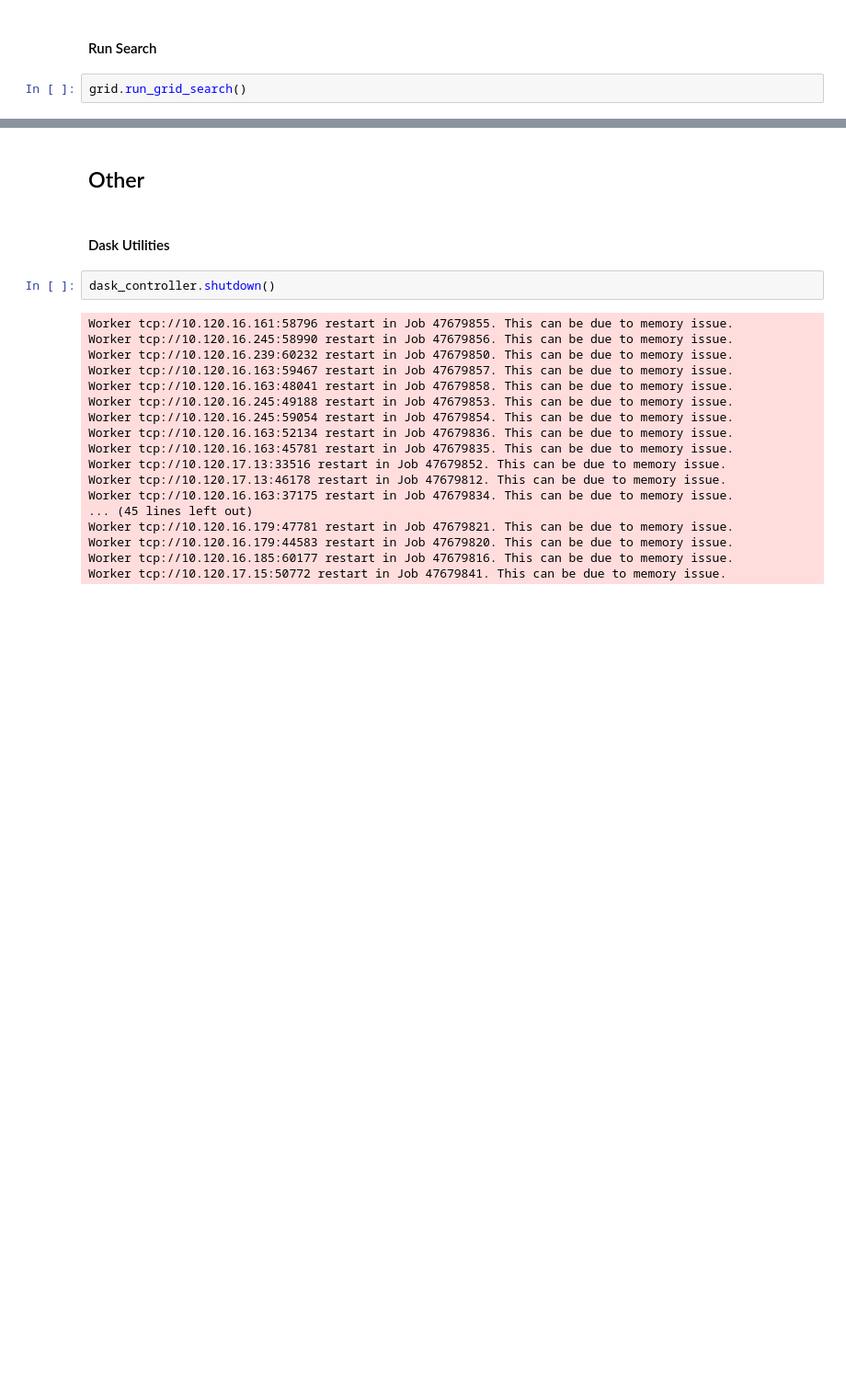
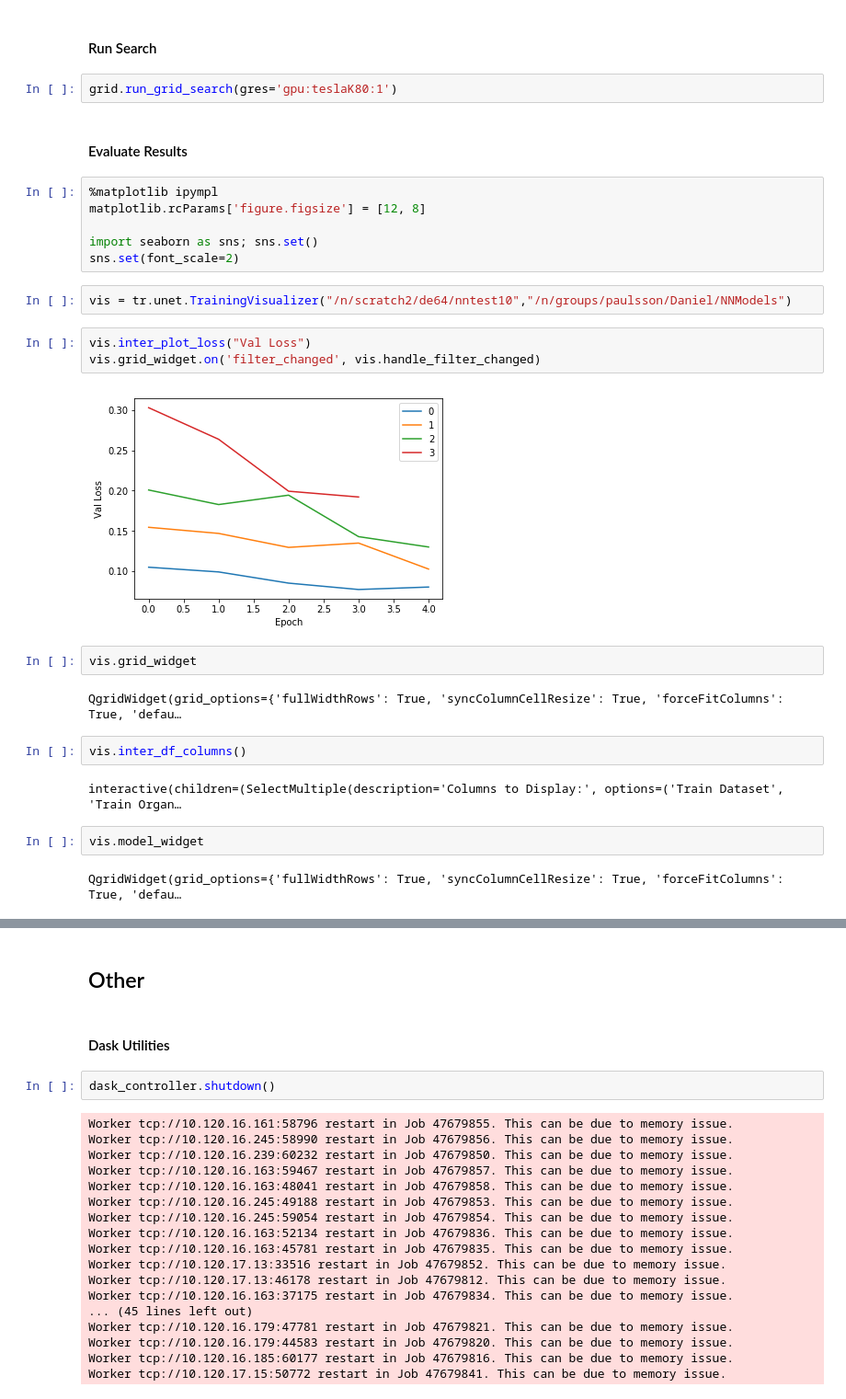
Before and after one commit to paulssonlab/TrenchRipper, a Jupyter notebook: Master.ipynb, the cells around one changed output, grey strips where cells are left out. Shown: that part at 92% size. Drawn from its saved outputs; the diff is of its cells as text; blank space fills up the shorter version.

```diff
--- a/Master.ipynb
+++ b/Master.ipynb
@@ -629,4 +765,31 @@ wm sigma (4.0,)
 # %% [markdown]
 #### Run Search
 # %%
-grid.run_grid_search()
+grid.run_grid_search(gres='gpu:teslaK80:1')
+# %% [markdown]
+#### Evaluate Results
+# %%
+%matplotlib ipympl
+matplotlib.rcParams['figure.figsize'] = [12, 8]
+
+import seaborn as sns; sns.set()
+sns.set(font_scale=2)
+# %%
+vis = tr.unet.TrainingVisualizer("/n/scratch2/de64/nntest10","/n/groups/paulsson/Daniel/NNModels")
+# %%
+vis.inter_plot_loss("Val Loss")
+vis.grid_widget.on('filter_changed', vis.handle_filter_changed)
+# %% [output]
+[figure, added]
+# %%
+vis.grid_widget
+# %% [output]
+QgridWidget(grid_options={'fullWidthRows': True, 'syncColumnCellResize': True, 'forceFitColumns': True, 'defau…
+# %%
+vis.inter_df_columns()
+# %% [output]
+interactive(children=(SelectMultiple(description='Columns to Display:', options=('Train Dataset', 'Train Organ…
+# %%
+vis.model_widget
+# %% [output]
+QgridWidget(grid_options={'fullWidthRows': True, 'syncColumnCellResize': True, 'forceFitColumns': True, 'defau…
```
Also changed, not shown: parts of 66 cells of this notebook, 8 other files.
